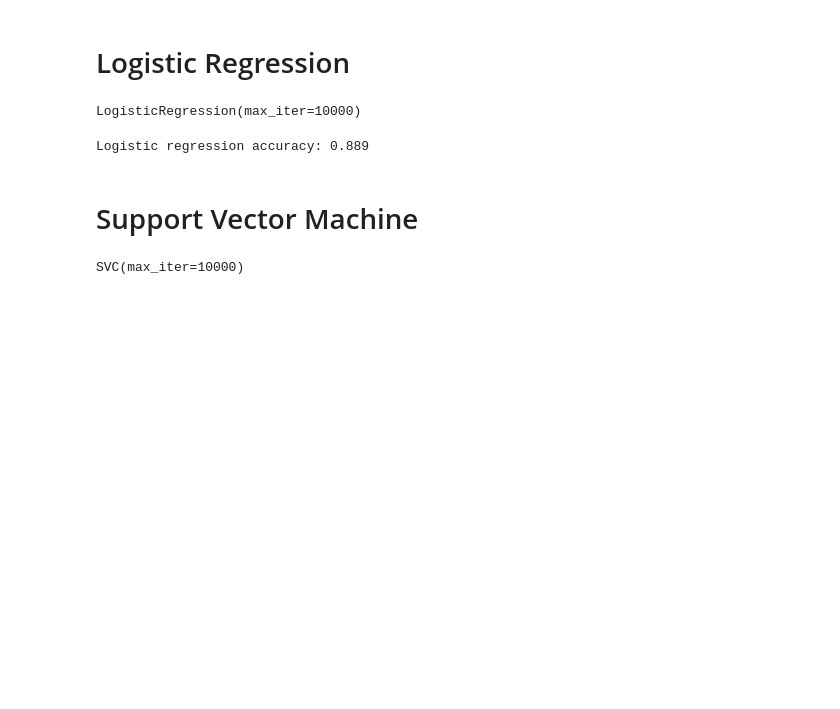
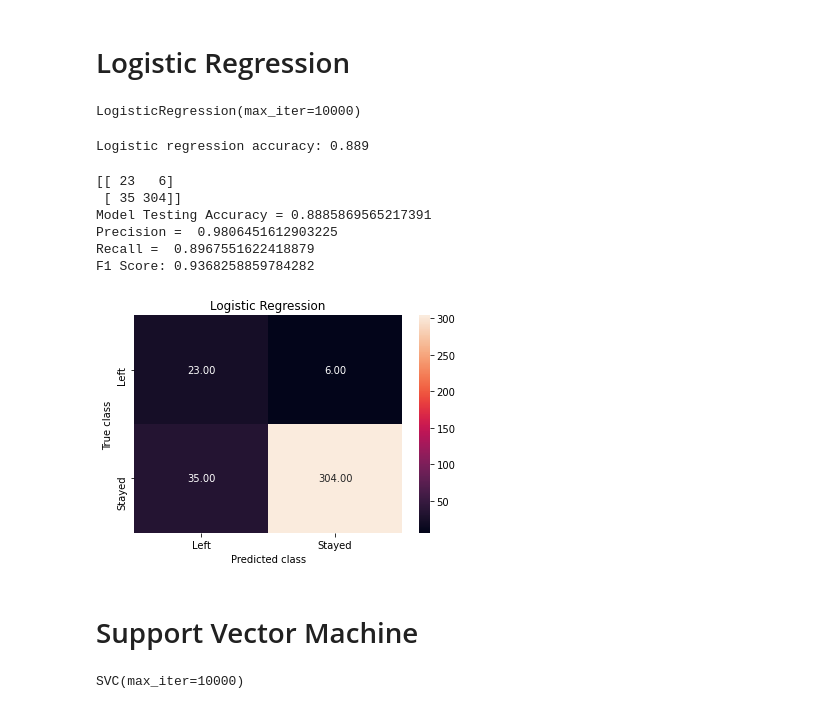
Before and after one commit to demiurge94/542MLemployeeAttrition, a Jupyter notebook: employeeAttrition.ipynb, the cells around one changed output. Drawn from its saved outputs; the diff is of its cells as text; code cells hidden in the pictures; blank space fills up the shorter version.

```diff
--- a/employeeAttrition.ipynb
+++ b/employeeAttrition.ipynb
@@ -306,6 +306,34 @@ from sklearn.metrics import accuracy_score
 print('Logistic regression accuracy: {:.3f}'.format(accuracy_score (y_test, logreg.predict(x_test))))
 # %% [output]
 Logistic regression accuracy: 0.889
+# %%
+#Confusion Matrix for logistic regression
+logreg_y_pred = logreg.predict(x_test)
+logreg_cm = metrics.confusion_matrix(logreg_y_pred, y_test, [1, 0])
+sns.heatmap(logreg_cm, annot=True, fmt= '.2f', xticklabels = ["Left", "Stayed"], yticklabels = ["Left", "Stayed"])
+plt.ylabel('True class')
+plt.xlabel( 'Predicted class')
+plt.title('Logistic Regression')
+plt.savefig('logistic_regression')
+TN = logreg_cm[0][0] #true negative
+TP = logreg_cm[1][1] #true positive
+FN = logreg_cm[1][0] #false negative
+FP = logreg_cm[0][1] #false positive
+print(logreg_cm)
+print('Model Testing Accuracy = {}'.format((TP + TN) / (TP + TN + FN + FP)))
+precision = TP/ (TP + FP)
+recall = TP/ (TP + FN)
+print("Precision = ", precision)
+print("Recall = ", recall)
+print('F1 Score: {}'.format( 2 * 1/((1/recall) + (1/precision)) ))
+# %% [output]
+[[ 23   6]
+ [ 35 304]]
+Model Testing Accuracy = 0.8885869565217391
+Precision =  0.9806451612903225
+Recall =  0.8967551622418879
+F1 Score: 0.9368258859784282
+[figure, added]
 # %% [markdown]
 # Support Vector Machine
 # %%
```
Also changed, not shown: parts of 1 cell of this notebook, 3 other files.
